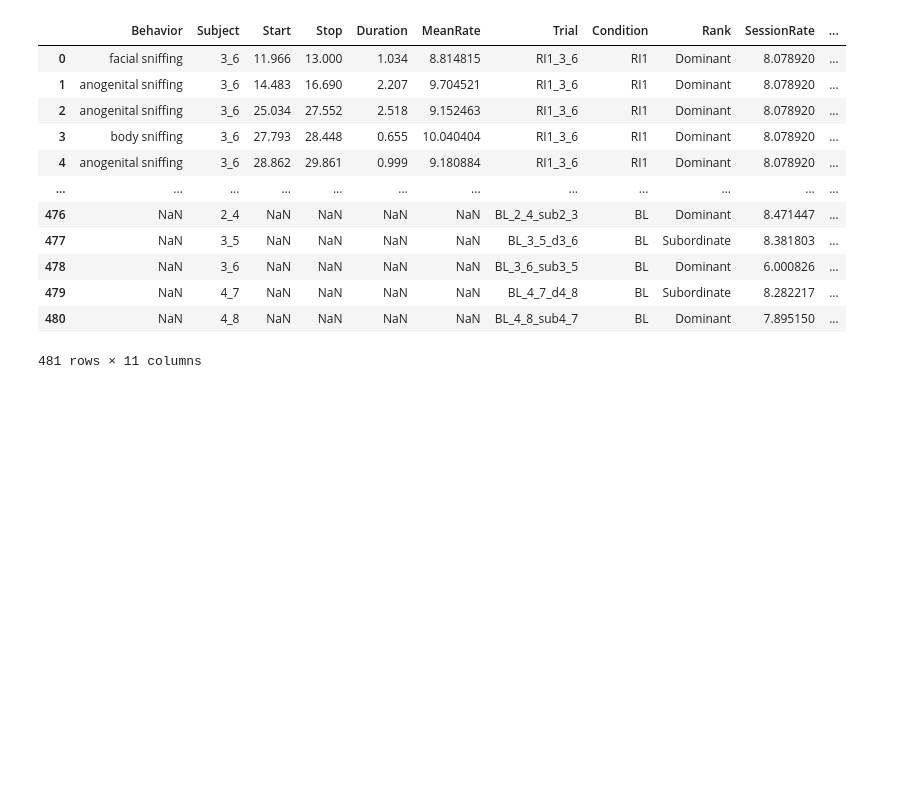
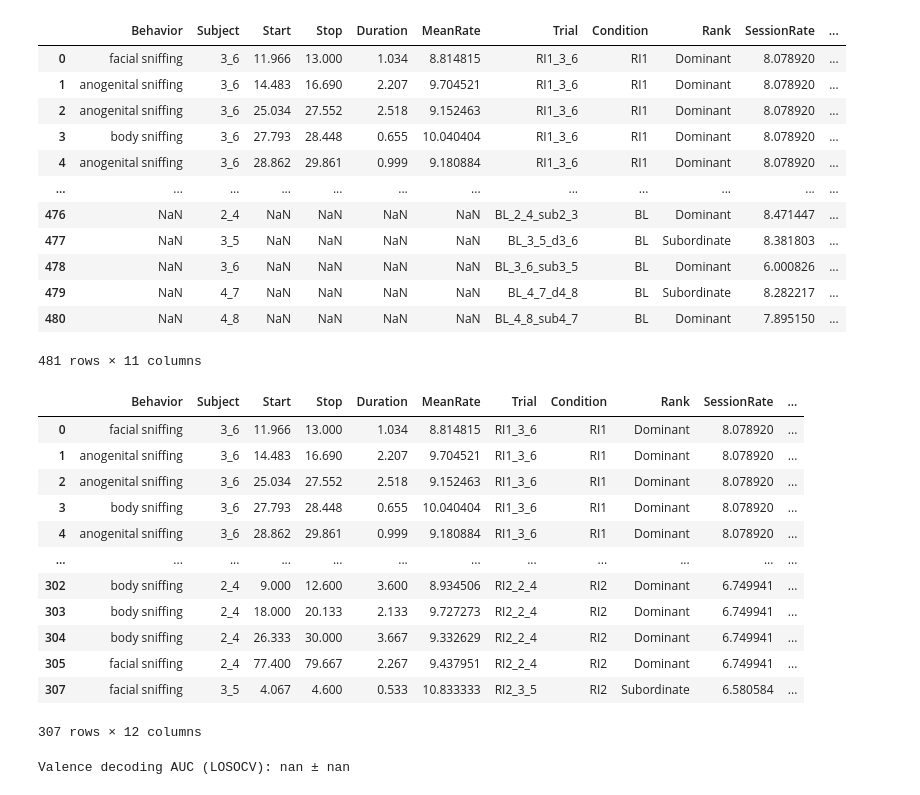
Before and after one commit to padillacoreanolab/respiratory_pilot, a Jupyter notebook: post_SfN_log.ipynb, the cells around one changed output. Saved outputs shown, nothing was run; the diff lists cells and outputs as text; code cells hidden in the pictures; blank space fills up the shorter version.

```diff
--- a/post_SfN_log.ipynb
+++ b/post_SfN_log.ipynb
@@ -867,3 +871,54 @@ master_df
 | 479 | NaN | 4_7 | NaN | NaN | NaN | NaN | BL_4_7_d4_8 | BL | Subordinate | 8.282217 | ... |
 | 480 | NaN | 4_8 | NaN | NaN | NaN | NaN | BL_4_8_sub4_7 | BL | Dominant | 7.895150 | ... |
 481 rows × 11 columns
+# %%
+valence_df = master_df[
+    (master_df["Type"] == "Interaction") &
+    (master_df["Condition"].isin(["RI1", "RI2"]))
+].copy()
+
+# Binary valence label (adjust mapping if needed)
+valence_df["ValenceLabel"] = valence_df["Condition"].map({
+    "RI1": 0,   # e.g. affiliative
+    "RI2": 1    # e.g. aversive
+})
+
+features = ["MeanRate"]   # keep minimal for interpretability
+X = valence_df[features].values
+y = valence_df["ValenceLabel"].values
+groups = valence_df["Subject"].values
+# %%
+valence_df
+# %% [output]
+|  | Behavior | Subject | Start | Stop | Duration | MeanRate | Trial | Condition | Rank | SessionRate | ... |
+| 0 | facial sniffing | 3_6 | 11.966 | 13.000 | 1.034 | 8.814815 | RI1_3_6 | RI1 | Dominant | 8.078920 | ... |
+| 1 | anogenital sniffing | 3_6 | 14.483 | 16.690 | 2.207 | 9.704521 | RI1_3_6 | RI1 | Dominant | 8.078920 | ... |
+| 2 | anogenital sniffing | 3_6 | 25.034 | 27.552 | 2.518 | 9.152463 | RI1_3_6 | RI1 | Dominant | 8.078920 | ... |
+| 3 | body sniffing | 3_6 | 27.793 | 28.448 | 0.655 | 10.040404 | RI1_3_6 | RI1 | Dominant | 8.078920 | ... |
+| 4 | anogenital sniffing | 3_6 | 28.862 | 29.861 | 0.999 | 9.180884 | RI1_3_6 | RI1 | Dominant | 8.078920 | ... |
+| ... | ... | ... | ... | ... | ... | ... | ... | ... | ... | ... | ... |
+| 302 | body sniffing | 2_4 | 9.000 | 12.600 | 3.600 | 8.934506 | RI2_2_4 | RI2 | Dominant | 6.749941 | ... |
+| 303 | body sniffing | 2_4 | 18.000 | 20.133 | 2.133 | 9.727273 | RI2_2_4 | RI2 | Dominant | 6.749941 | ... |
+| 304 | body sniffing | 2_4 | 26.333 | 30.000 | 3.667 | 9.332629 | RI2_2_4 | RI2 | Dominant | 6.749941 | ... |
+| 305 | facial sniffing | 2_4 | 77.400 | 79.667 | 2.267 | 9.437951 | RI2_2_4 | RI2 | Dominant | 6.749941 | ... |
+| 307 | facial sniffing | 3_5 | 4.067 | 4.600 | 0.533 | 10.833333 | RI2_3_5 | RI2 | Subordinate | 6.580584 | ... |
+307 rows × 12 columns
+# %%
+gkf = GroupKFold(n_splits=len(np.unique(groups)))
+
+valence_auc = []
+
+for train_idx, test_idx in gkf.split(X, y, groups):
+    pipe = Pipeline([
+        ("scaler", StandardScaler()),
+        ("clf", LogisticRegression(solver="liblinear"))
+    ])
+
+    pipe.fit(X[train_idx], y[train_idx])
+    probs = pipe.predict_proba(X[test_idx])[:, 1]
+    auc = roc_auc_score(y[test_idx], probs)
+    valence_auc.append(auc)
+
+print(f"Valence decoding AUC (LOSOCV): {np.mean(valence_auc):.3f} ± {np.std(valence_auc):.3f}")
+# %% [output]
+Valence decoding AUC (LOSOCV): nan ± nan
```
Also changed, not shown: parts of 6 cells of this notebook, 10 other files.
